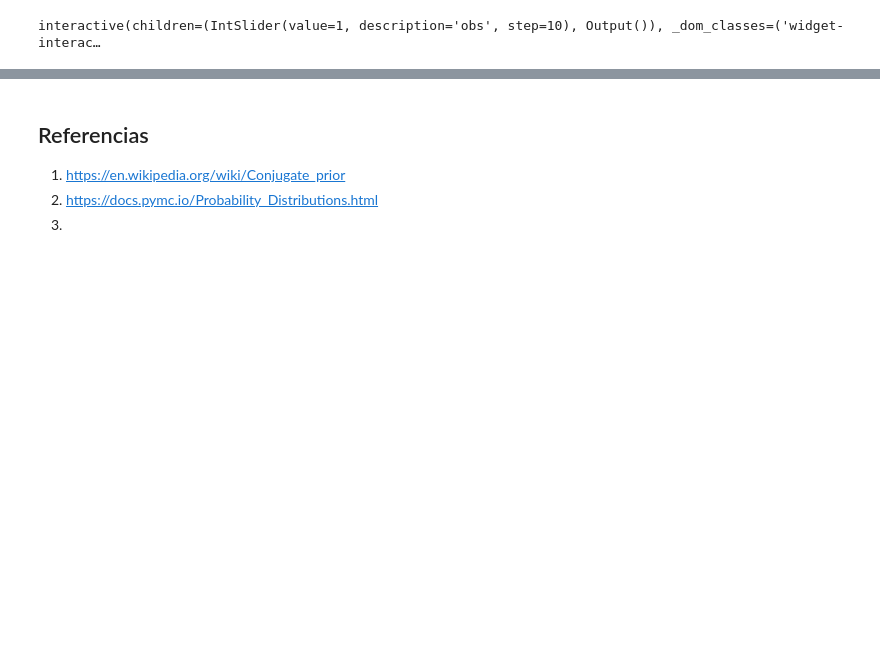
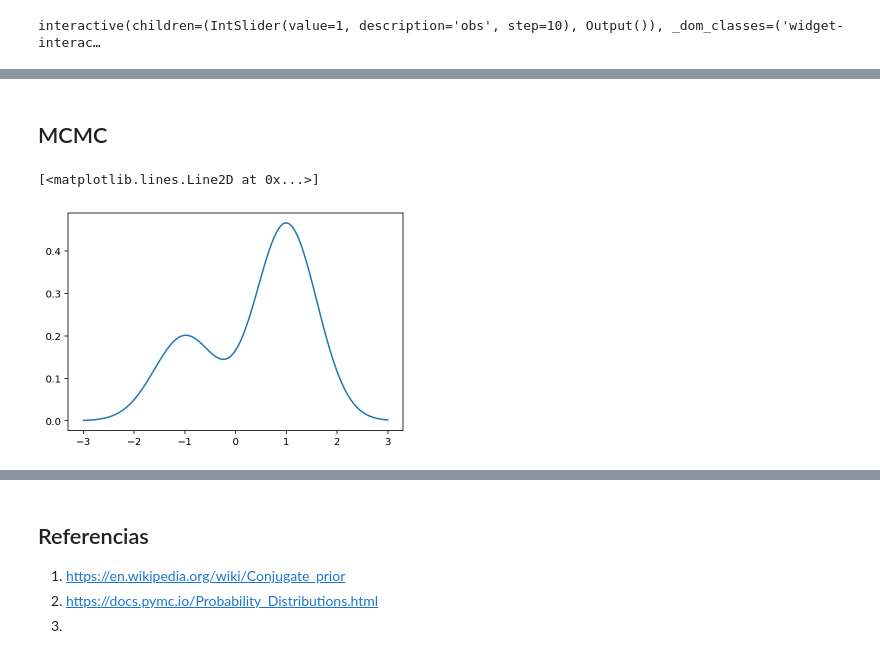
Before and after one commit to ppbto-github/estadistica-probabilidad, a Jupyter notebook: notebooks/bayesian-integration.ipynb, the cells around one changed output, grey strips where cells are left out. Drawn from its saved outputs; the diff is of its cells as text; code cells hidden in the pictures; blank space fills up the shorter version.

```diff
--- a/notebooks/bayesian-integration.ipynb
+++ b/notebooks/bayesian-integration.ipynb
@@ -86,0 +92,16 @@ interactive(children=(IntSlider(value=1, description='obs', step=10), Output()),
+# %% [markdown]
+## MCMC
+# %%
+pi1, pi2 = 0.3, 0.7
+mu1, mu2 = -1, 1
+sigma = 0.6
+
+xrange = np.linspace(-3, 3, 100)
+N1 = stats.norm(loc=mu1, scale=sigma)
+N2 = stats.norm(loc=mu2, scale=sigma)
+
+px = pi1 * N1.pdf(xrange) + pi2 * N2.pdf(xrange)
+plt.plot(xrange, px)
+# %% [output]
+[<matplotlib.lines.Line2D at 0x...>]
+[figure, added]
```
Also changed, not shown: parts of 10 cells of this notebook.
